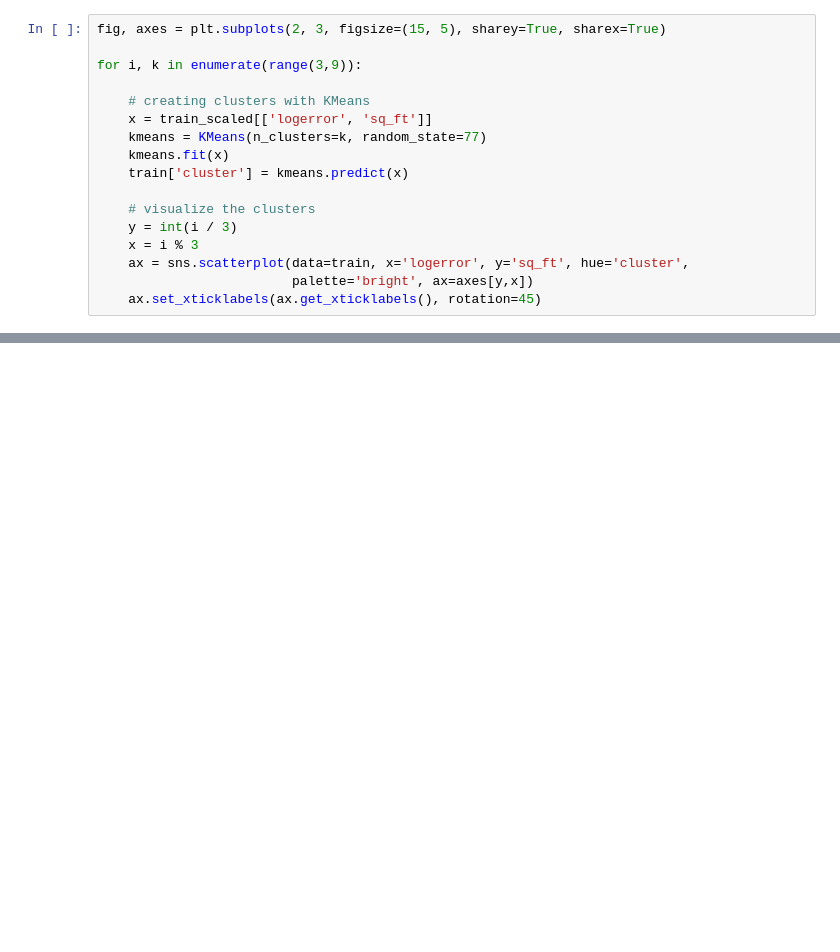
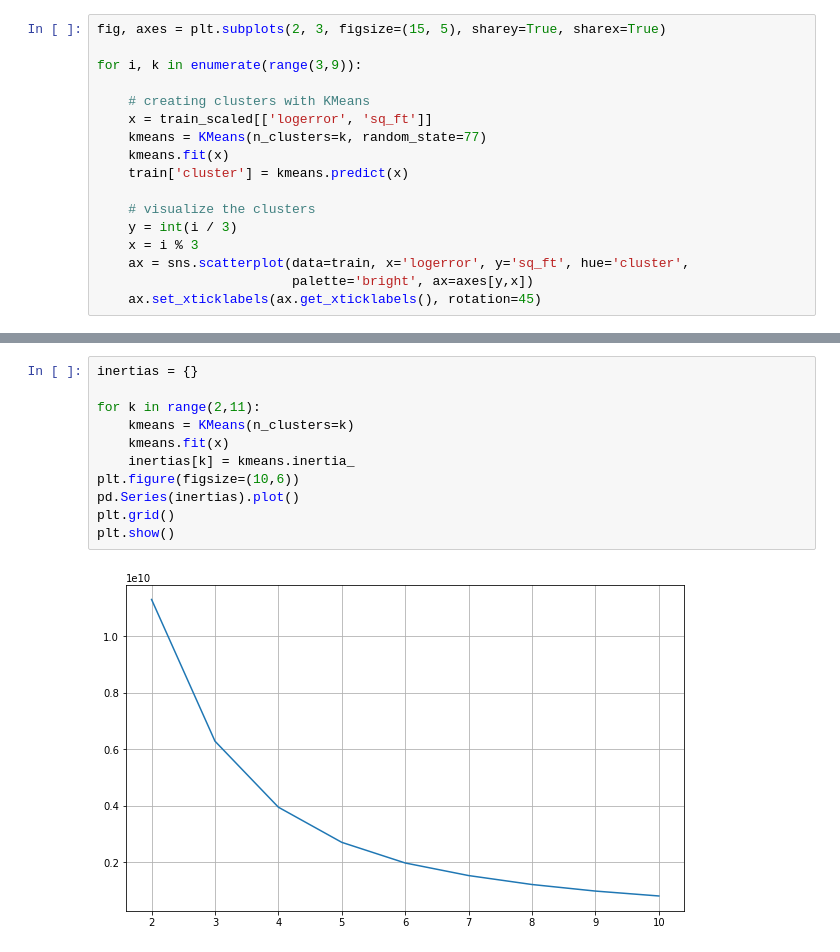
Before and after one commit to DanielFordHUB/zillow_clustering_project, a Jupyter notebook: workbook.ipynb, the cells around one changed output, grey strips where cells are left out. Drawn from its saved outputs; the diff is of its cells as text; blank space fills up the shorter version.

```diff
--- a/workbook.ipynb
+++ b/workbook.ipynb
@@ -414,0 +514,13 @@ for i, k in enumerate(range(3,9)):
+# %%
+inertias = {}
+
+for k in range(2,11):
+    kmeans = KMeans(n_clusters=k)
+    kmeans.fit(x)
+    inertias[k] = kmeans.inertia_
+plt.figure(figsize=(10,6))
+pd.Series(inertias).plot()
+plt.grid()
+plt.show()
+# %% [output]
+[figure, added]
```
Also changed, not shown: parts of 16 cells of this notebook, 3 other files.
